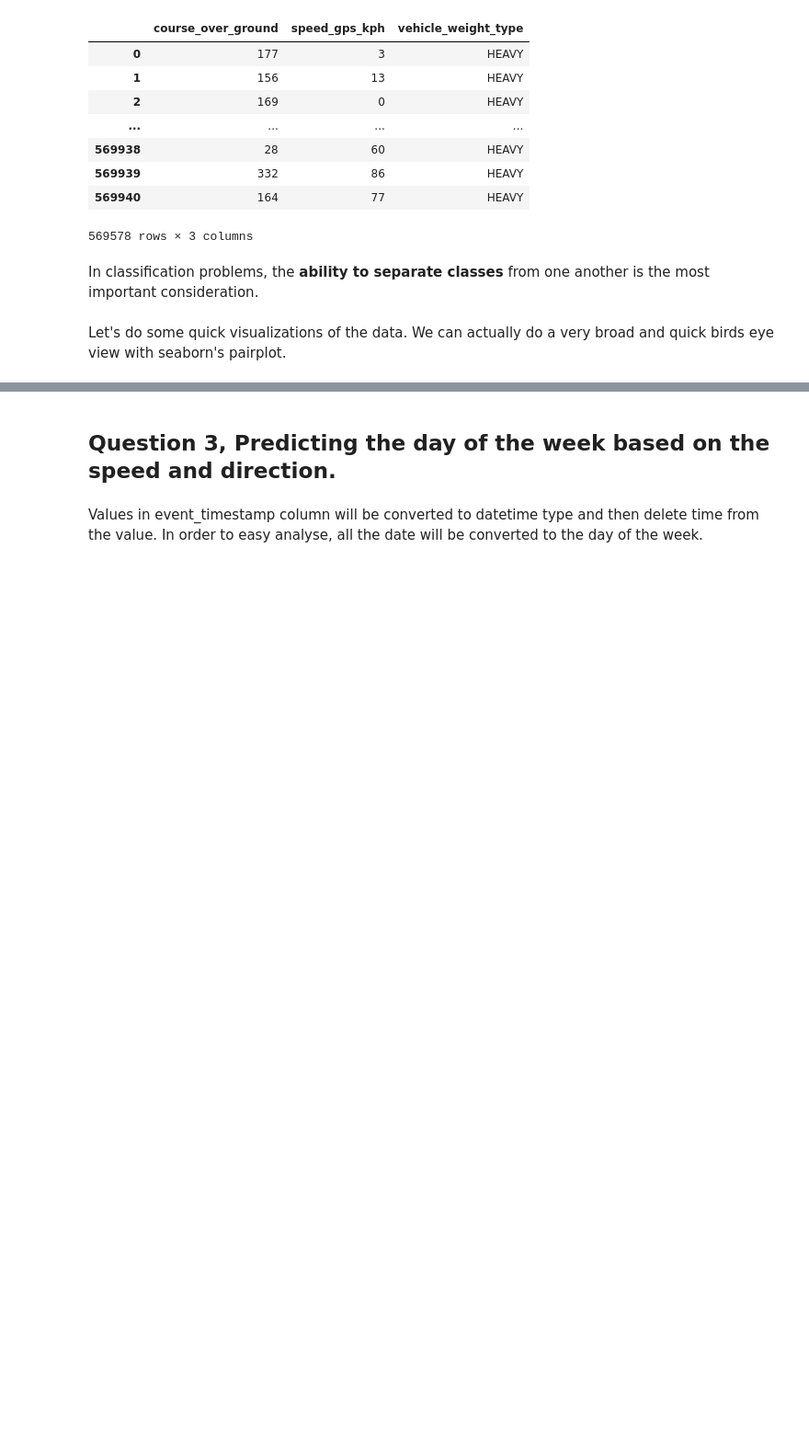
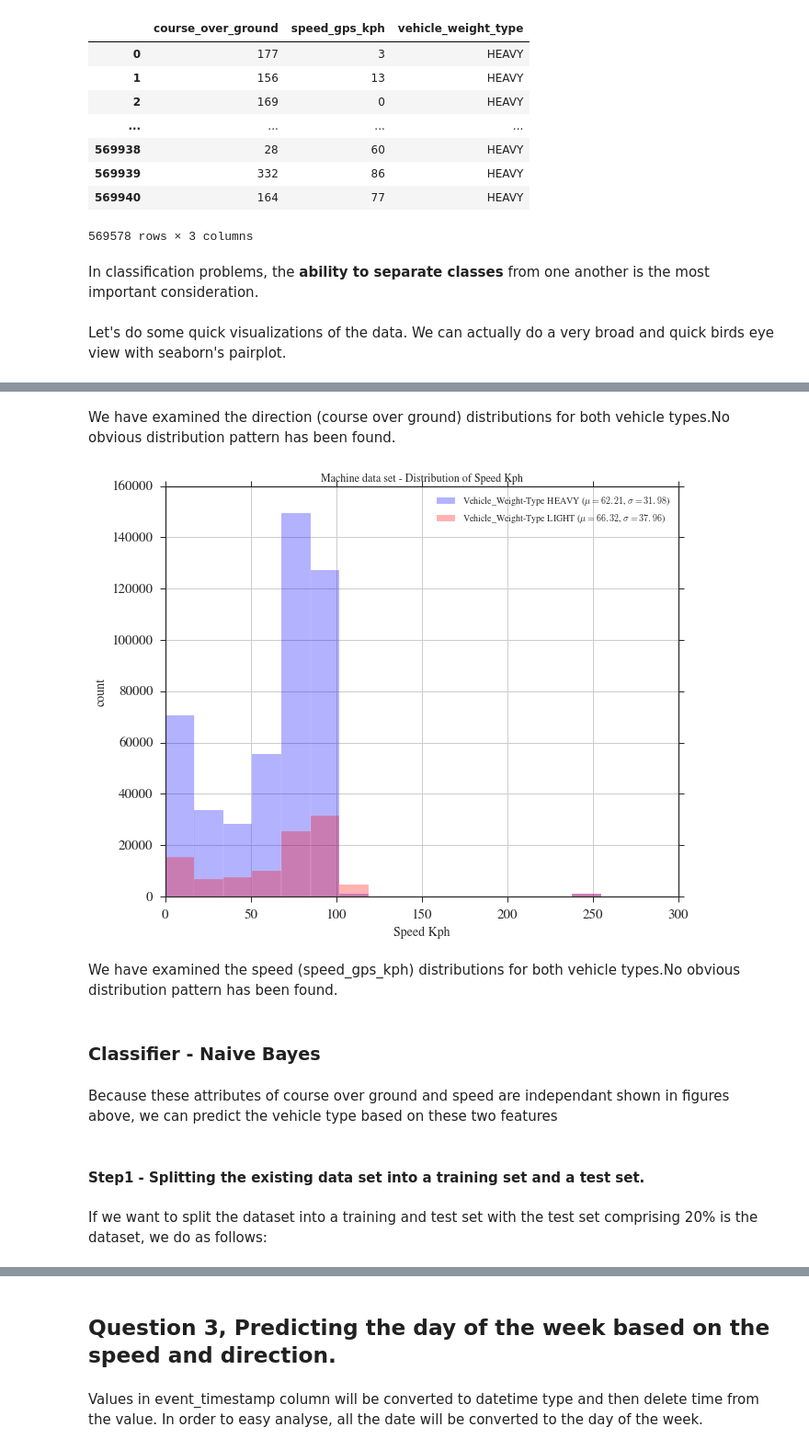
Before and after one commit to EROADdataAnalysis/EROAD, a Jupyter notebook: Project 3 Final Notebook by Adrian and Zack .ipynb, the cells around one changed output, grey strips where cells are left out. Shown at 92% size. Drawn from its saved outputs; the diff is of its cells as text; code cells hidden in the pictures; blank space fills up the shorter version.

```diff
--- a/Project 3 Final Notebook by Adrian and Zack .ipynb
+++ b/Project 3 Final Notebook by Adrian and Zack .ipynb
@@ -243,0 +279,35 @@ Let's do some quick visualizations of the data. We can actually do a very broad
+# %% [markdown]
+We have examined the direction (course over ground) distributions for both vehicle types.No obvious distribution pattern has been found.
+# %%
+from matplotlib import pyplot as plt
+
+plt.figure(figsize=(10,8))
+
+colors = ('blue', 'red')
+
+for label,color in zip(['HEAVY', 'LIGHT'], colors):
+    mean = np.mean(df['speed_gps_kph'][df['vehicle_weight_type'] == label]) # class sample mean
+    stdev = np.std(df['speed_gps_kph'][df['vehicle_weight_type'] == label]) # class standard deviation
+    df['speed_gps_kph'][df['vehicle_weight_type'] == label].hist(alpha=0.3, # opacity level
+             label='Vehicle_Weight-Type {} ($\mu={:.2f}$, $\sigma={:.2f}$)'.format(label, mean, stdev),
+             color=color,
+             bins=15)
+
+plt.title('Machine data set - Distribution of Speed Kph')
+plt.xlabel('Speed Kph', fontsize=14)
+plt.ylabel('count', fontsize=14)
+plt.legend(loc='upper right')
+
+plt.show()
+# %% [output]
+[figure, added]
+# %% [markdown]
+We have examined the speed (speed_gps_kph) distributions for both vehicle types.No obvious distribution pattern has been found.
+# %% [markdown]
+### Classifier - Naive Bayes
+# %% [markdown]
+Because these attributes of course over ground and speed are independant shown in figures above, we can predict the vehicle type based on these two features
+# %% [markdown]
+#### Step1 - Splitting the existing data set into a training set and a test set.
+# %% [markdown]
+If we want to split the dataset into a training and test set with the test set comprising 20% is the dataset, we do as follows:
```
Also changed, not shown: parts of 97 cells of this notebook.
